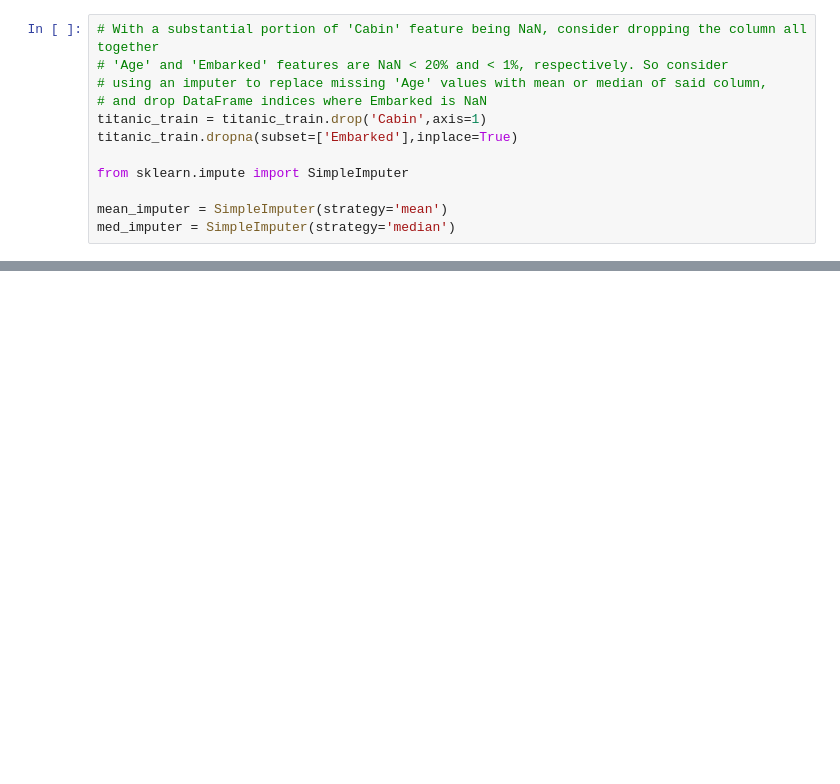
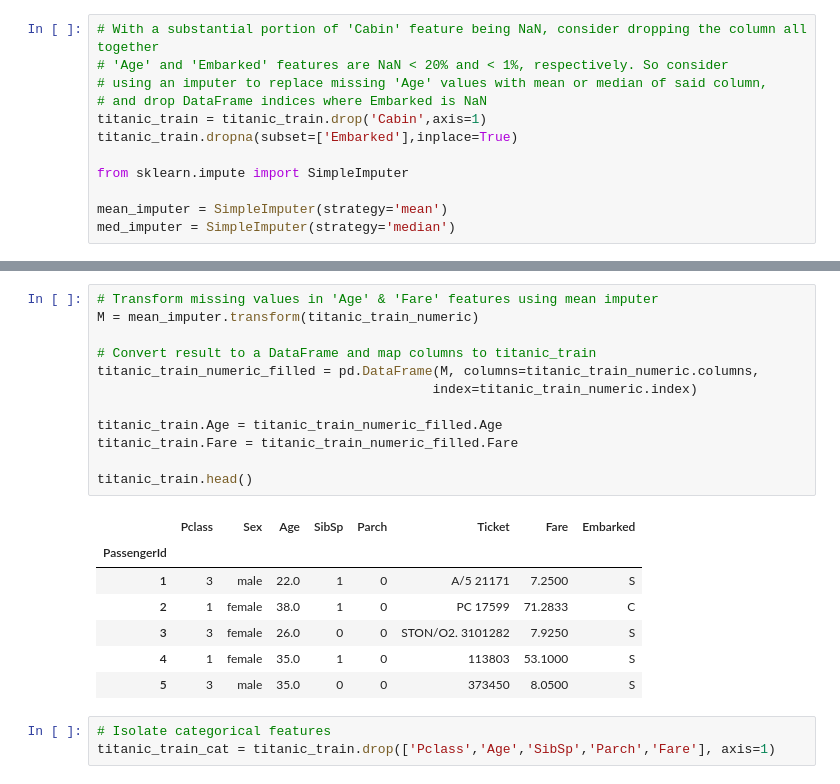
Before and after one commit to CEgerer93/HandsOnML, a Jupyter notebook: Classification/exercises.ipynb, the cells around one changed output, grey strips where cells are left out. Saved outputs shown, nothing was run; the diff lists cells and outputs as text; blank space fills up the shorter version.

```diff
--- a/Classification/exercises.ipynb
+++ b/Classification/exercises.ipynb
@@ -249,0 +260,23 @@ KeyError: "['Embarked'] not found in axis"
+# %%
+# Transform missing values in 'Age' & 'Fare' features using mean imputer
+M = mean_imputer.transform(titanic_train_numeric)
+
+# Convert result to a DataFrame and map columns to titanic_train
+titanic_train_numeric_filled = pd.DataFrame(M, columns=titanic_train_numeric.columns,
+                                           index=titanic_train_numeric.index)
+
+titanic_train.Age = titanic_train_numeric_filled.Age
+titanic_train.Fare = titanic_train_numeric_filled.Fare
+
+titanic_train.head()
+# %% [output]
+|  | Pclass | Sex | Age | SibSp | Parch | Ticket | Fare | Embarked |
+| PassengerId |  |  |  |  |  |  |  |  |
+| 1 | 3 | male | 22.0 | 1 | 0 | A/5 21171 | 7.2500 | S |
+| 2 | 1 | female | 38.0 | 1 | 0 | PC 17599 | 71.2833 | C |
+| 3 | 3 | female | 26.0 | 0 | 0 | STON/O2. 3101282 | 7.9250 | S |
+| 4 | 1 | female | 35.0 | 1 | 0 | 113803 | 53.1000 | S |
+| 5 | 3 | male | 35.0 | 0 | 0 | 373450 | 8.0500 | S |
+# %%
+# Isolate categorical features
+titanic_train_cat = titanic_train.drop(['Pclass','Age','SibSp','Parch','Fare'], axis=1)
```
Also changed, not shown: parts of 12 cells of this notebook.
